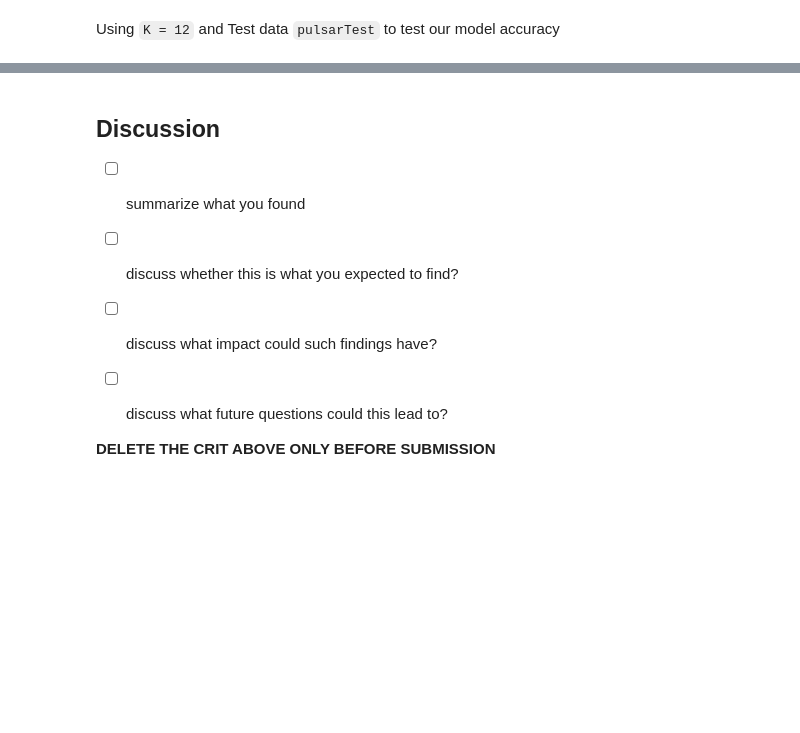
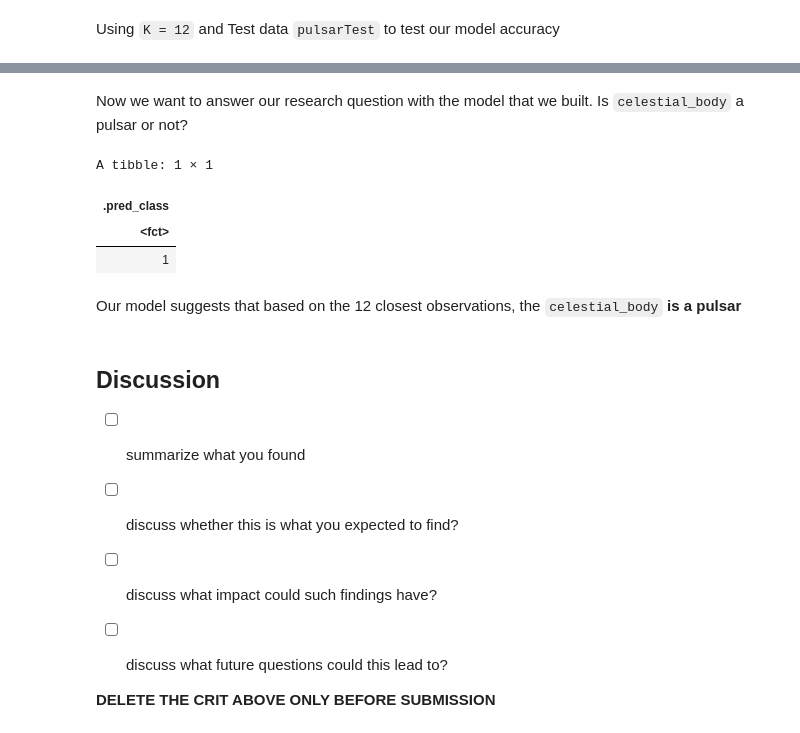
Before and after one commit to redradman/DSCI100Project, a Jupyter notebook: FinalSubmission.ipynb, the cells around one changed output, grey strips where cells are left out. Drawn from its saved outputs; the diff is of its cells as text; code cells hidden in the pictures; blank space fills up the shorter version.

```diff
--- a/FinalSubmission.ipynb
+++ b/FinalSubmission.ipynb
@@ -36,2 +36,11 @@ Chosen predictors: Mean, SD, ExcessKurtosis and Skrewness of Integrated profile
+# %%
+celestial_body = tibble(MeanIntegratedprofile = 100,
+                           SdIntegratedProfile = 50,
+                           ExcessKurtosisIntegratedProfile = 0.81,
+                           SkewnessIntegratedProfile = 10,
+                           MeanDM_SNRcurve = 77,
+                           SdDM_SNRcurve = 11,
+                           ExcessKurtosisDM_SNRcurve = 6,
+                           SkewnessDM_SNRcurve = 10)
 # %% [markdown]
 ## Methods & Results (code should be here)
@@ -299,3 +310,14 @@ Our Accuracy estimate is 0.9789944
+# %% [markdown]
+Now we want to answer our research question with the model that we built. Is `celestial_body` a pulsar or not?
+# %%
+predict(knn_fit,celestial_body)
+# %% [output]
+A tibble: 1 × 1
+| .pred_class |
+| <fct> |
+| 1 |
+# %% [markdown]
+Our model suggests that based on the 12 closest observations, the `celestial_body` **is a pulsar**
 # %% [markdown]
 ## Discussion
 - [ ] summarize what you found
```
Also changed, not shown: parts of 33 cells of this notebook.
